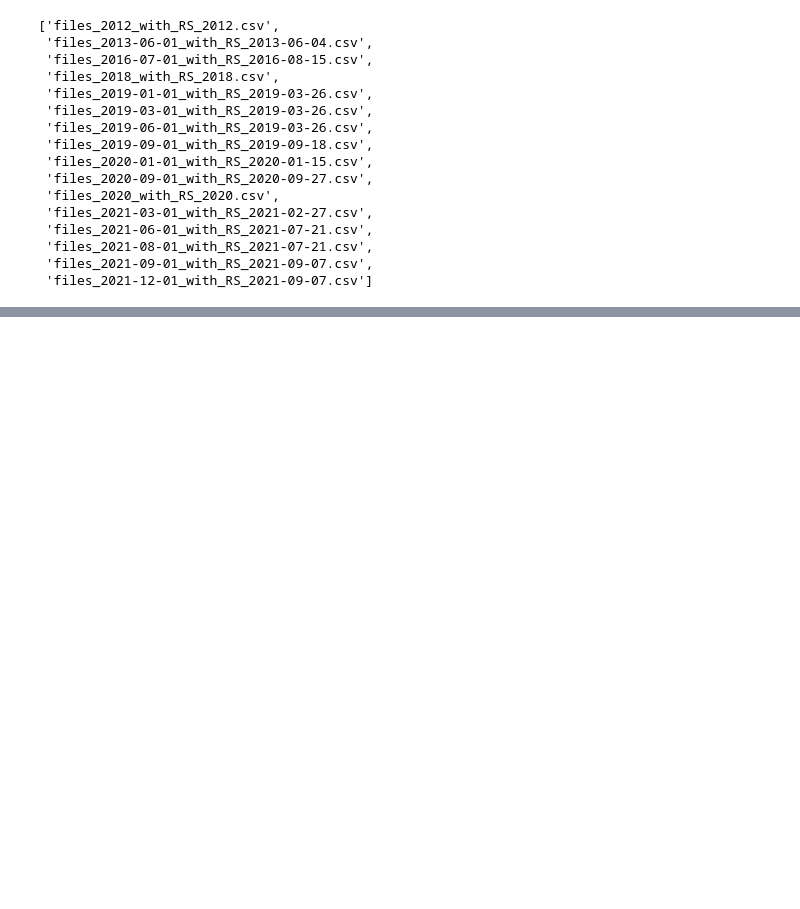
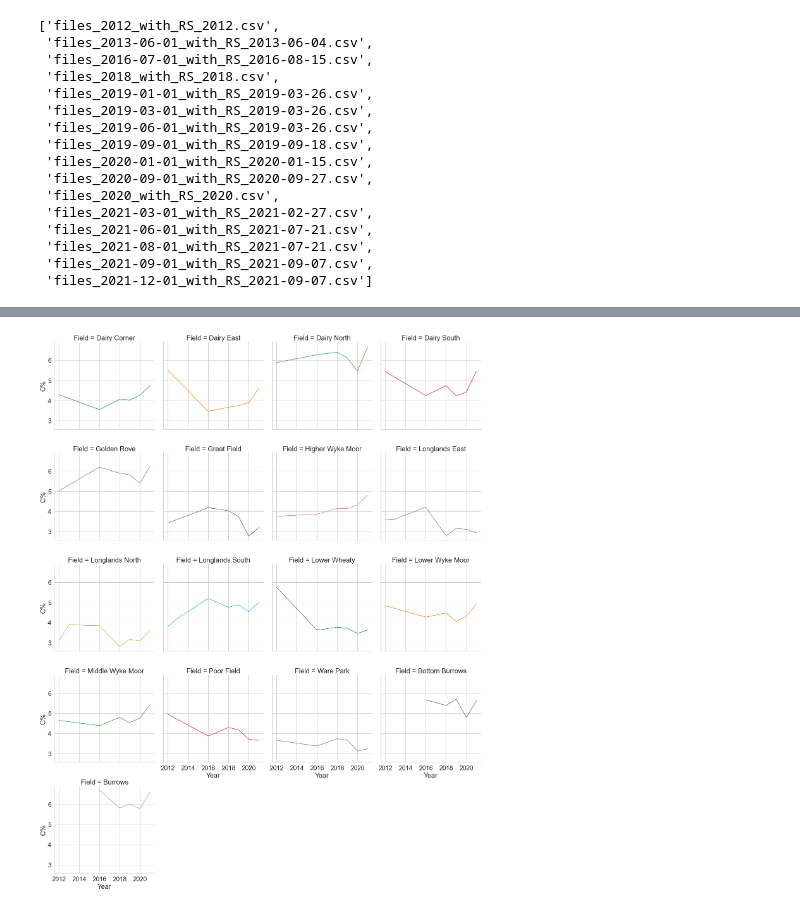
Before and after one commit to neli12/project-carbon-RR, a Jupyter notebook: First steps in analysing RR data.ipynb, the cells around one changed output, grey strips where cells are left out. Cells and saved outputs as stored; diff of their text form; code cells hidden in the pictures; blank space fills up the shorter version.

```diff
--- a/First steps in analysing RR data.ipynb
+++ b/First steps in analysing RR data.ipynb
@@ -1045,0 +1140,10 @@ f2_df.to_csv("final_dataRR_with_RS.csv", index = False)
+# %%
+#sns.plotting_context("talk")
+#sns.set_theme(style="whitegrid")
+sns.set(style="whitegrid", font_scale=1.8)
+fig = sns.relplot(data = group_by_field_year2, x = 'Year', y = 'C_total_%w/w', col="Field", kind="line", col_wrap = 4,
+            hue = 'Field', palette = "tab10", legend = False)
+fig.set_ylabels("C%", clear_inner=False)
+fig.savefig('C%_by_field.png', dpi = 700)
+# %% [output]
+[figure, added]
```
Also changed, not shown: parts of 13 cells of this notebook.
